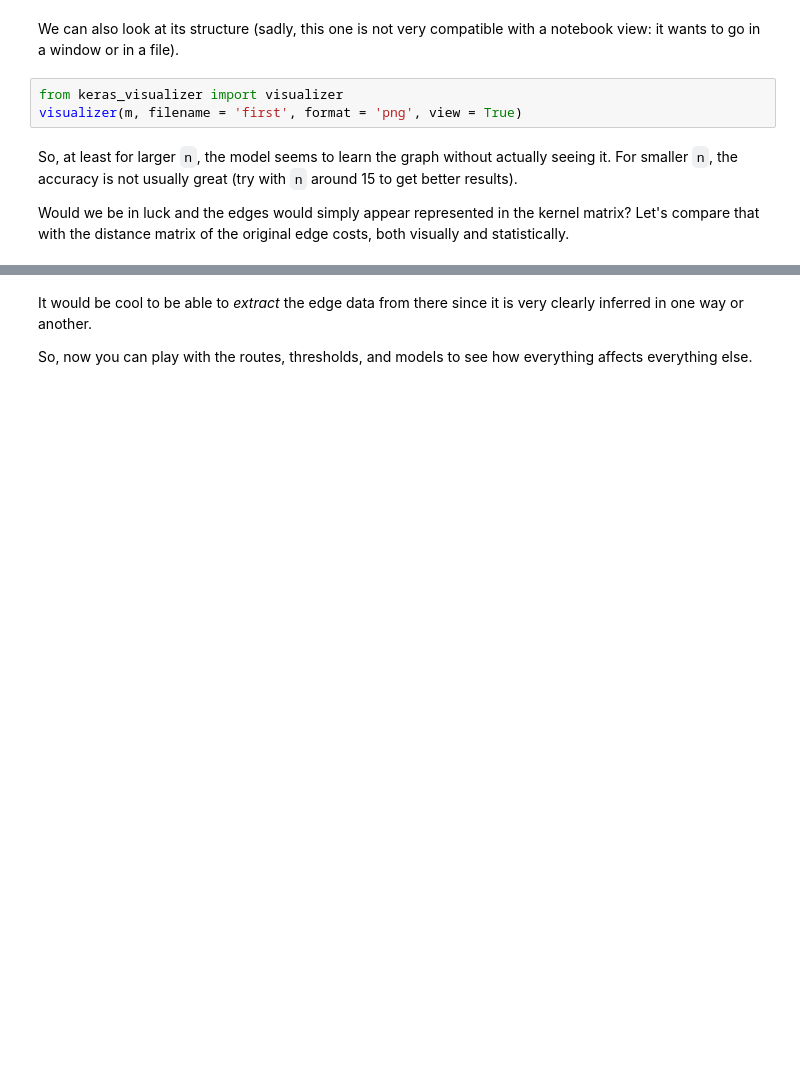
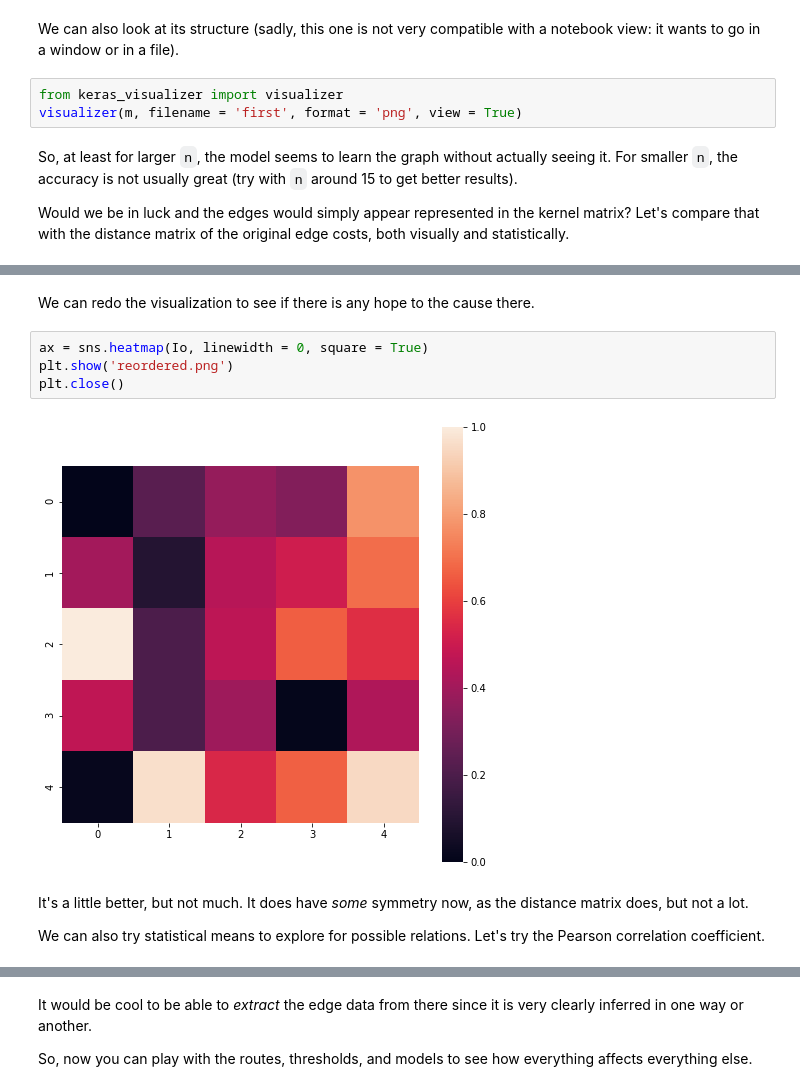
Before and after one commit to satuelisa/DiscreteMath, a Jupyter notebook: demo/demo.ipynb, the cells around one changed output, grey strips where cells are left out. Saved outputs shown, nothing was run; the diff lists cells and outputs as text; blank space fills up the shorter version.

```diff
--- a/demo/demo.ipynb
+++ b/demo/demo.ipynb
@@ -894,0 +927,12 @@ The correlation is 0.2777070045536434
+# %% [markdown]
+We can redo the visualization to see if there is any hope to the cause there.
+# %%
+ax = sns.heatmap(Io, linewidth = 0, square = True)
+plt.show('reordered.png')
+plt.close()
+# %% [output]
+[figure, added]
+# %% [markdown]
+It's a little better, but not much. It does have *some* symmetry now, as the distance matrix does, but not a lot.
+
+We can also try statistical means to explore for possible relations. Let's try the Pearson correlation coefficient.
```
Also changed, not shown: parts of 35 cells of this notebook, 1 other file.
